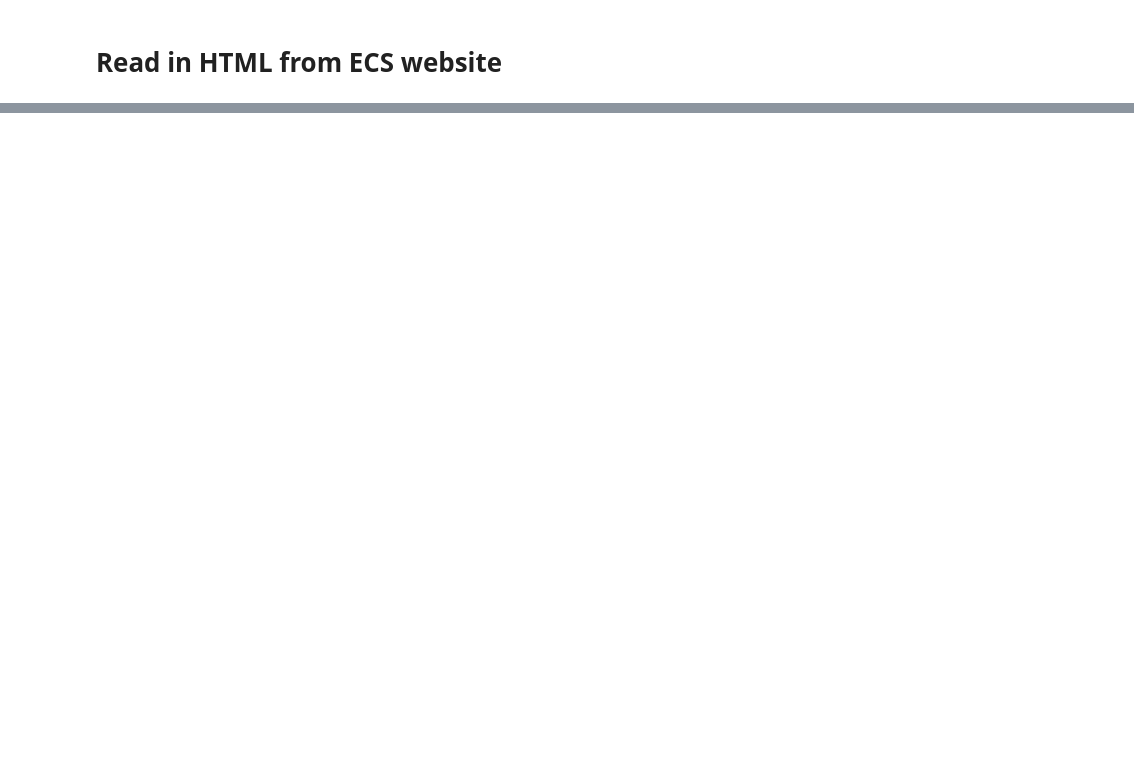
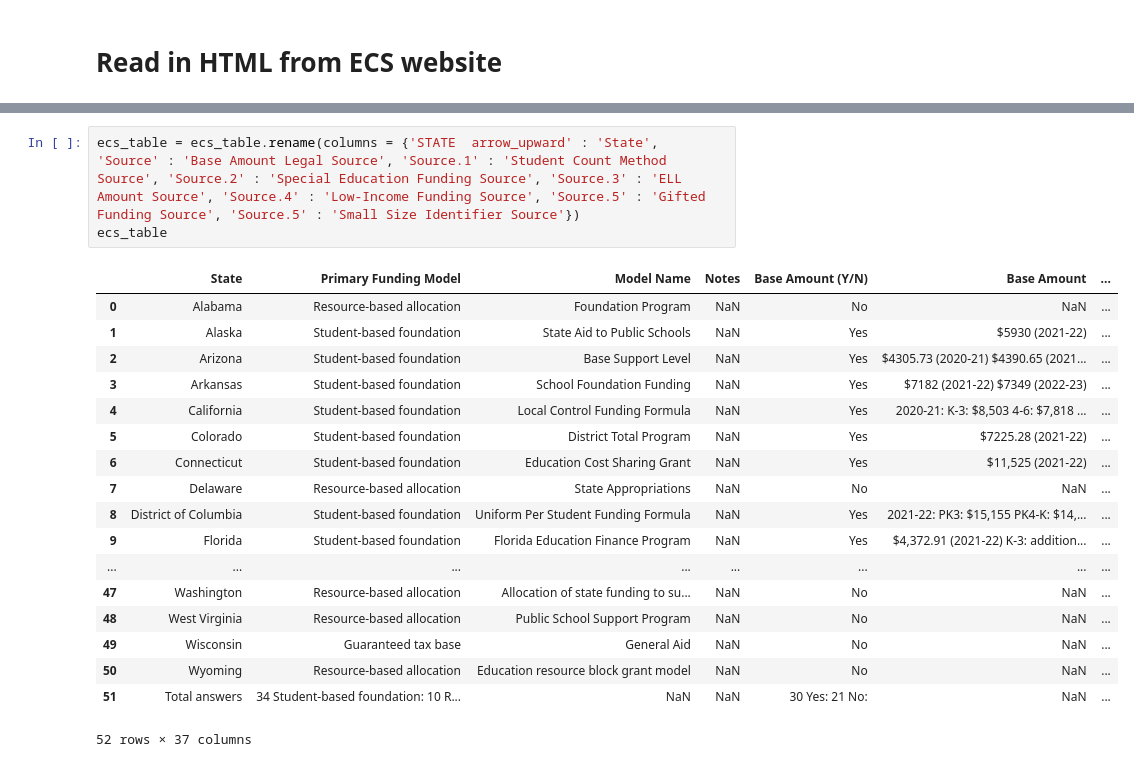
Before and after one commit to caitbrown12/NSS_Capstone, a Jupyter notebook: notebook/ECS_Webscraping.ipynb, the cells around one changed output, grey strips where cells are left out. Drawn from its saved outputs; the diff is of its cells as text; blank space fills up the shorter version.

Commit message:
Cleaned up column names and started on general EDA

```diff
--- a/notebook/ECS_Webscraping.ipynb
+++ b/notebook/ECS_Webscraping.ipynb
@@ -26,3 +27,25 @@ ecs_table
 | 50 | Wyoming | Resource-based allocation | Education resource block grant model | NaN | No | NaN | ... |
 | 51 | Total answers | 34 Student-based foundation: 10 R... | NaN | NaN | 30 Yes: 21 No: | NaN | ... |
 52 rows × 37 columns
+# %%
+ecs_table = ecs_table.rename(columns = {'STATE  arrow_upward' : 'State', 'Source' : 'Base Amount Legal Source', 'Source.1' : 'Student Count Method Source', 'Source.2' : 'Special Education Funding Source', 'Source.3' : 'ELL Amount Source', 'Source.4' : 'Low-Income Funding Source', 'Source.5' : 'Gifted Funding Source', 'Source.5' : 'Small Size Identifier Source'})
+ecs_table
+# %% [output]
+|  | State | Primary Funding Model | Model Name | Notes | Base Amount (Y/N) | Base Amount | ... |
+| 0 | Alabama | Resource-based allocation | Foundation Program | NaN | No | NaN | ... |
+| 1 | Alaska | Student-based foundation | State Aid to Public Schools | NaN | Yes | $5930 (2021-22) | ... |
+| 2 | Arizona | Student-based foundation | Base Support Level | NaN | Yes | $4305.73 (2020-21) $4390.65 (2021... | ... |
+| 3 | Arkansas | Student-based foundation | School Foundation Funding | NaN | Yes | $7182 (2021-22) $7349 (2022-23) | ... |
+| 4 | California | Student-based foundation | Local Control Funding Formula | NaN | Yes | 2020-21: K-3: $8,503 4-6: $7,818 ... | ... |
+| 5 | Colorado | Student-based foundation | District Total Program | NaN | Yes | $7225.28 (2021-22) | ... |
+| 6 | Connecticut | Student-based foundation | Education Cost Sharing Grant | NaN | Yes | $11,525 (2021-22) | ... |
+| 7 | Delaware | Resource-based allocation | State Appropriations | NaN | No | NaN | ... |
+| 8 | District of Columbia | Student-based foundation | Uniform Per Student Funding Formula | NaN | Yes | 2021-22: PK3: $15,155 PK4-K: $14,... | ... |
+| 9 | Florida | Student-based foundation | Florida Education Finance Program | NaN | Yes | $4,372.91 (2021-22) K-3: addition... | ... |
+| ... | ... | ... | ... | ... | ... | ... | ... |
+| 47 | Washington | Resource-based allocation | Allocation of state funding to su... | NaN | No | NaN | ... |
+| 48 | West Virginia | Resource-based allocation | Public School Support Program | NaN | No | NaN | ... |
+| 49 | Wisconsin | Guaranteed tax base | General Aid | NaN | No | NaN | ... |
+| 50 | Wyoming | Resource-based allocation | Education resource block grant model | NaN | No | NaN | ... |
+| 51 | Total answers | 34 Student-based foundation: 10 R... | NaN | NaN | 30 Yes: 21 No: | NaN | ... |
+52 rows × 37 columns
```
Also changed, not shown: parts of 6 cells of this notebook.
